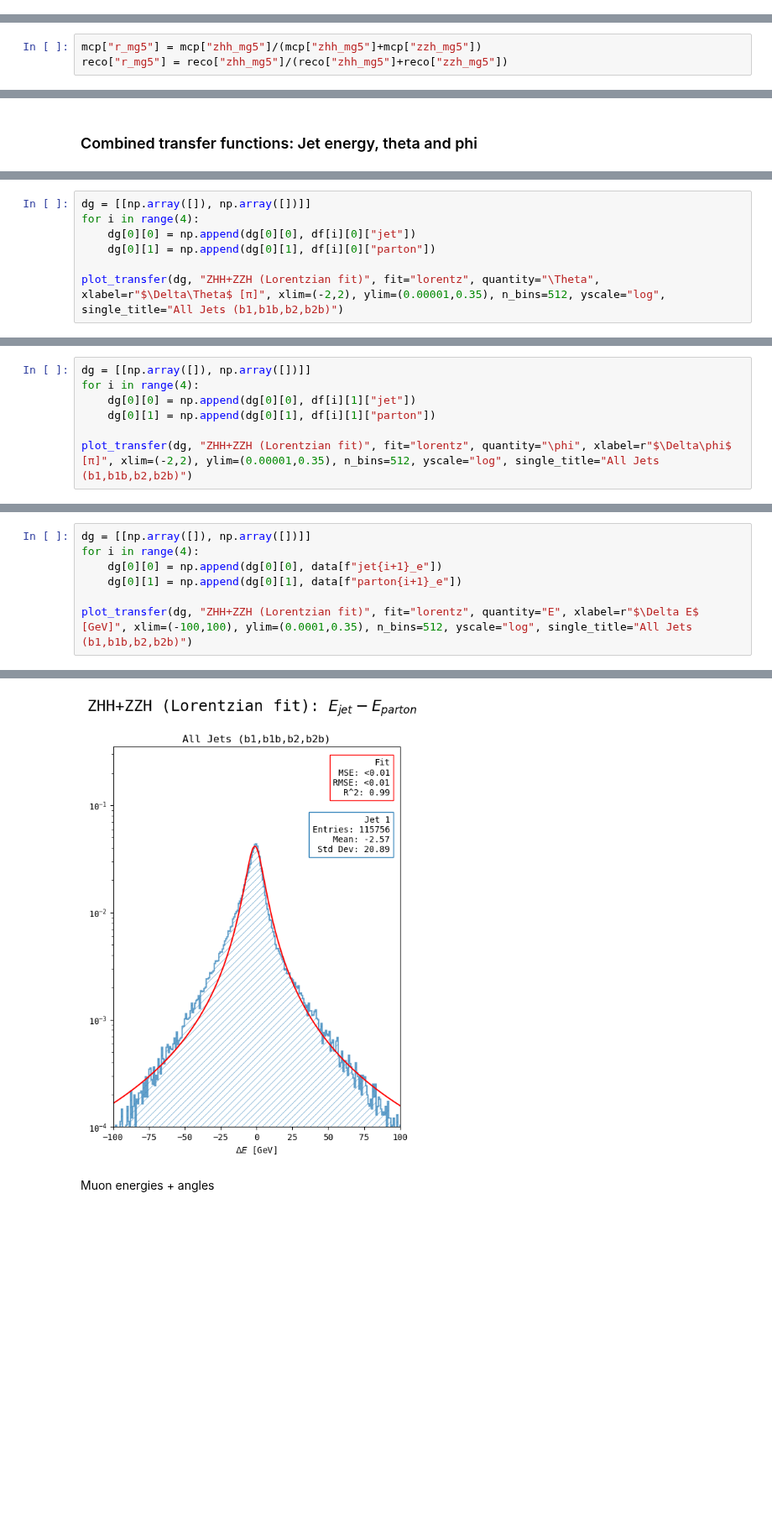
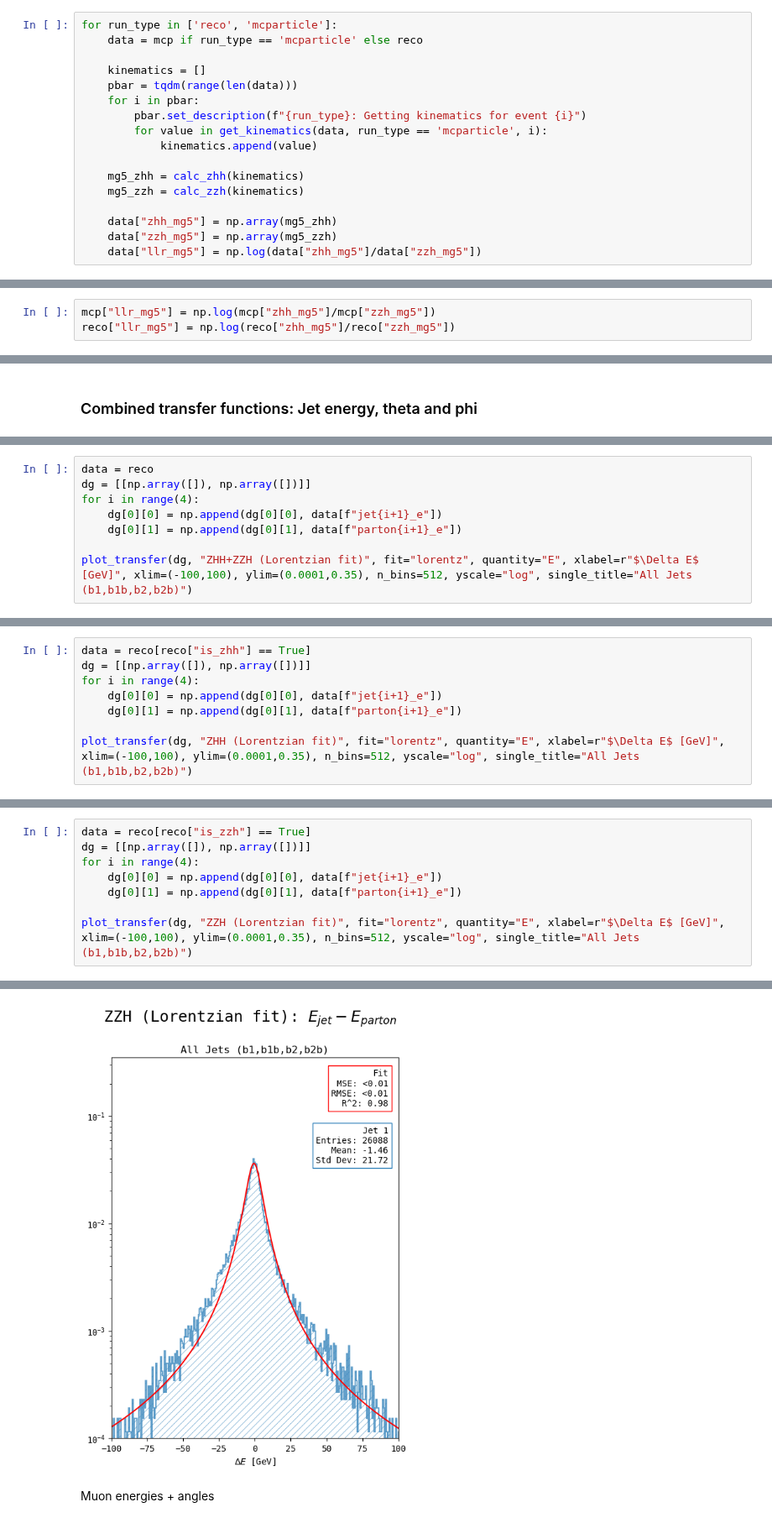
Before and after one commit to nVentis/MEM_HEP, a Jupyter notebook: transfer_functions_v2b.ipynb, the cells around one changed output, grey strips where cells are left out. Shown at 84% size. Saved outputs shown, nothing was run; the diff lists cells and outputs as text; blank space fills up the shorter version.

```diff
--- a/transfer_functions_v2b.ipynb
+++ b/transfer_functions_v2b.ipynb
@@ -78,0 +100,17 @@ reco = calc_nll_llr_dtf_delta(filter_data(reco))
+# %%
+for run_type in ['reco', 'mcparticle']:
+    data = mcp if run_type == 'mcparticle' else reco
+
+    kinematics = []
+    pbar = tqdm(range(len(data)))
+    for i in pbar:
+        pbar.set_description(f"{run_type}: Getting kinematics for event {i}")
+        for value in get_kinematics(data, run_type == 'mcparticle', i):
+            kinematics.append(value)
+
+    mg5_zhh = calc_zhh(kinematics)
+    mg5_zzh = calc_zzh(kinematics)
+
+    data["zhh_mg5"] = np.array(mg5_zhh)
+    data["zzh_mg5"] = np.array(mg5_zzh)
+    data["llr_mg5"] = np.log(data["zhh_mg5"]/data["zzh_mg5"])
@@ -79,6 +121,6 @@ reco = calc_nll_llr_dtf_delta(filter_data(reco))
 # %%
-mcp["r_mg5"] = mcp["zhh_mg5"]/(mcp["zhh_mg5"]+mcp["zzh_mg5"])
-reco["r_mg5"] = reco["zhh_mg5"]/(reco["zhh_mg5"]+reco["zzh_mg5"])
+mcp["llr_mg5"] = np.log(mcp["zhh_mg5"]/mcp["zzh_mg5"])
+reco["llr_mg5"] = np.log(reco["zhh_mg5"]/reco["zzh_mg5"])
 # %%
 from analysis.import_data import split_true_zhh_zzh
 
@@ -213,8 +360,9 @@ plot_transfer(df, name="ZHH+ZZH", fit="lorentz", true_label="Parton", reco_label
 # %%
+data = reco
 dg = [[np.array([]), np.array([])]]
 for i in range(4):
-    dg[0][0] = np.append(dg[0][0], df[i][0]["jet"])
-    dg[0][1] = np.append(dg[0][1], df[i][0]["parton"])
+    dg[0][0] = np.append(dg[0][0], data[f"jet{i+1}_e"])
+    dg[0][1] = np.append(dg[0][1], data[f"parton{i+1}_e"])
 
-plot_transfer(dg, "ZHH+ZZH (Lorentzian fit)", fit="lorentz", quantity="\Theta", xlabel=r"$\Delta\Theta$ [π]", xlim=(-2,2), ylim=(0.00001,0.35), n_bins=512, yscale="log", single_title="All Jets (b1,b1b,b2,b2b)")
+plot_transfer(dg, "ZHH+ZZH (Lorentzian fit)", fit="lorentz", quantity="E", xlabel=r"$\Delta E$ [GeV]", xlim=(-100,100), ylim=(0.0001,0.35), n_bins=512, yscale="log", single_title="All Jets (b1,b1b,b2,b2b)")
 # %% [output]
@@ -223,8 +371,9 @@ plot_transfer(dg, "ZHH+ZZH (Lorentzian fit)", fit="lorentz", quantity="\Theta",
 # %%
+data = reco[reco["is_zhh"] == True]
 dg = [[np.array([]), np.array([])]]
 for i in range(4):
-    dg[0][0] = np.append(dg[0][0], df[i][1]["jet"])
-    dg[0][1] = np.append(dg[0][1], df[i][1]["parton"])
+    dg[0][0] = np.append(dg[0][0], data[f"jet{i+1}_e"])
+    dg[0][1] = np.append(dg[0][1], data[f"parton{i+1}_e"])
 
-plot_transfer(dg, "ZHH+ZZH (Lorentzian fit)", fit="lorentz", quantity="\phi", xlabel=r"$\Delta\phi$ [π]", xlim=(-2,2), ylim=(0.00001,0.35), n_bins=512, yscale="log", single_title="All Jets (b1,b1b,b2,b2b)")
+plot_transfer(dg, "ZHH (Lorentzian fit)", fit="lorentz", quantity="E", xlabel=r"$\Delta E$ [GeV]", xlim=(-100,100), ylim=(0.0001,0.35), n_bins=512, yscale="log", single_title="All Jets (b1,b1b,b2,b2b)")
 # %% [output]
@@ -233,8 +382,9 @@ plot_transfer(dg, "ZHH+ZZH (Lorentzian fit)", fit="lorentz", quantity="\phi", xl
 # %%
+data = reco[reco["is_zzh"] == True]
 dg = [[np.array([]), np.array([])]]
 for i in range(4):
     dg[0][0] = np.append(dg[0][0], data[f"jet{i+1}_e"])
     dg[0][1] = np.append(dg[0][1], data[f"parton{i+1}_e"])
 
-plot_transfer(dg, "ZHH+ZZH (Lorentzian fit)", fit="lorentz", quantity="E", xlabel=r"$\Delta E$ [GeV]", xlim=(-100,100), ylim=(0.0001,0.35), n_bins=512, yscale="log", single_title="All Jets (b1,b1b,b2,b2b)")
+plot_transfer(dg, "ZZH (Lorentzian fit)", fit="lorentz", quantity="E", xlabel=r"$\Delta E$ [GeV]", xlim=(-100,100), ylim=(0.0001,0.35), n_bins=512, yscale="log", single_title="All Jets (b1,b1b,b2,b2b)")
 # %% [output]
@@ -242,4 +392,4 @@ plot_transfer(dg, "ZHH+ZZH (Lorentzian fit)", fit="lorentz", quantity="E", xlabe
-[figure, old version]
+[figure, new version]
 # %% [markdown]
 Muon energies + angles
 # %%
```
Also changed, not shown: parts of 46 cells of this notebook, 26 other files.
